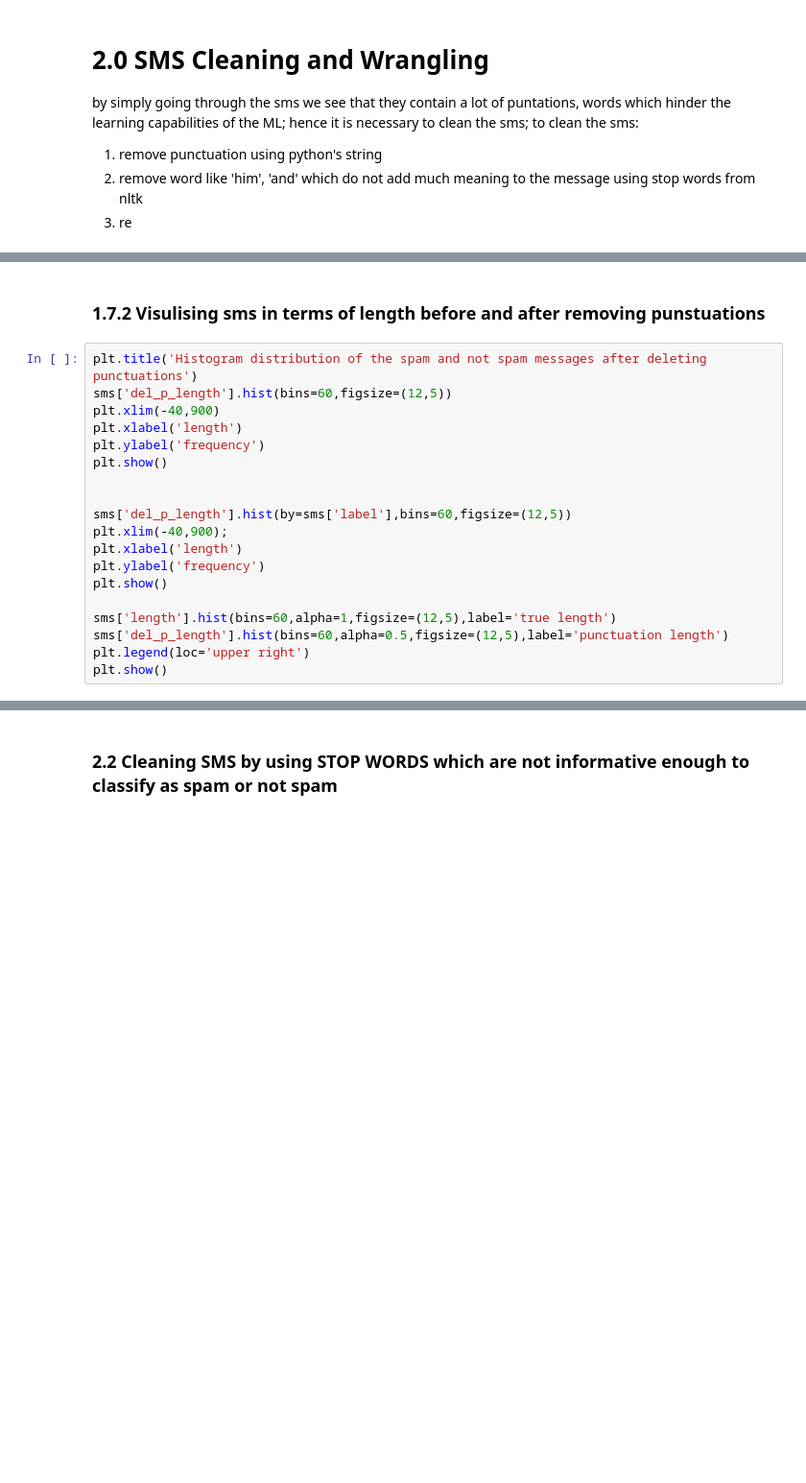
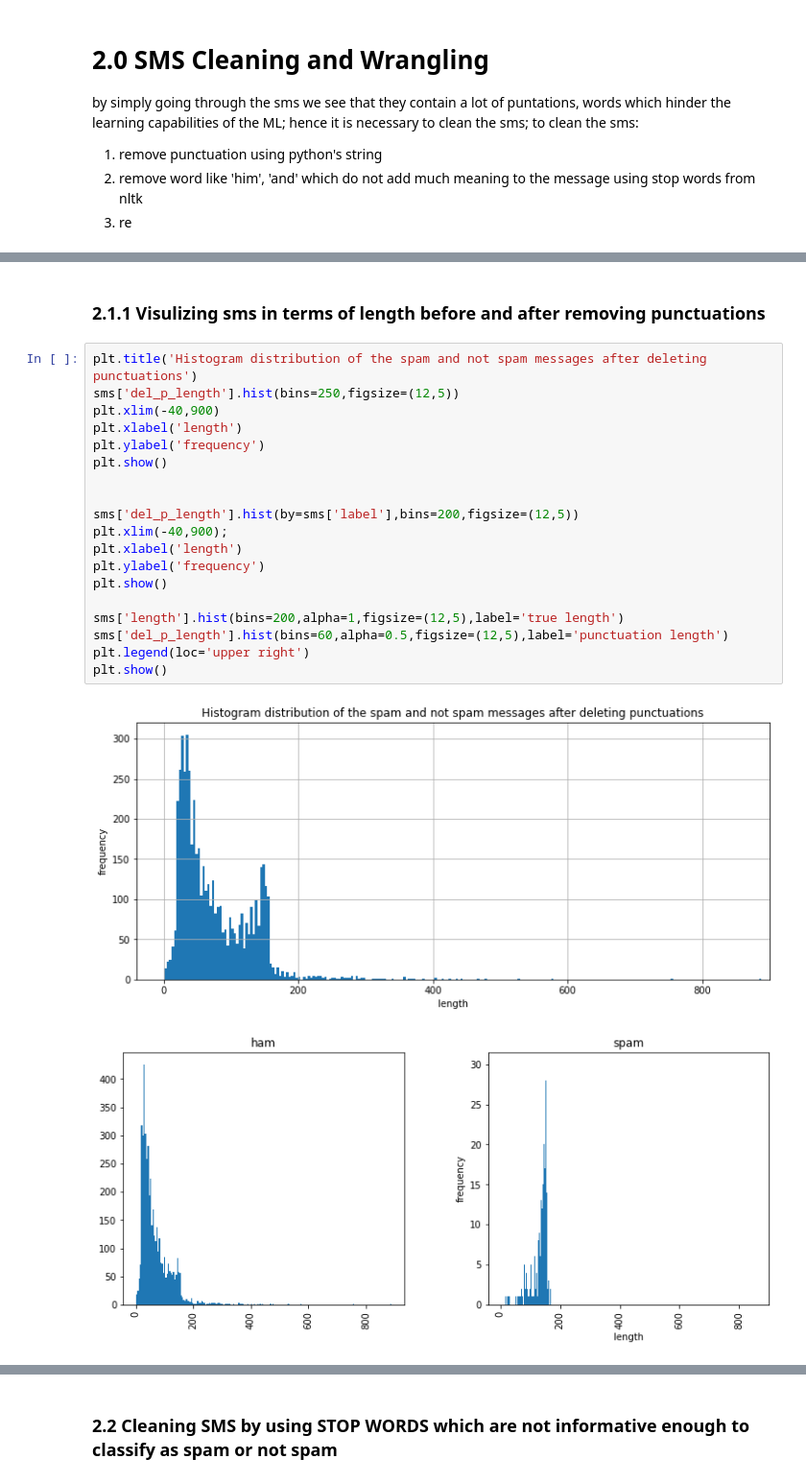
Before and after one commit to santoshapatil/Spam-Classifier, a Jupyter notebook: sms classifier.ipynb, the cells around one changed output, grey strips where cells are left out. Shown: that part at 96% size. Saved outputs shown, nothing was run; the diff lists cells and outputs as text; blank space fills up the shorter version.

```diff
--- a/sms classifier.ipynb
+++ b/sms classifier.ipynb
@@ -83,21 +141,24 @@ sms.head()
 # %% [markdown]
-### 1.7.2 Visulising sms in terms of length before and after removing punstuations
+### 2.1.1 Visulizing sms in terms of length before and after removing punctuations
 # %%
 plt.title('Histogram distribution of the spam and not spam messages after deleting punctuations')
-sms['del_p_length'].hist(bins=60,figsize=(12,5))
+sms['del_p_length'].hist(bins=250,figsize=(12,5))
 plt.xlim(-40,900)
 plt.xlabel('length')
 plt.ylabel('frequency')
 plt.show()
 
 
-sms['del_p_length'].hist(by=sms['label'],bins=60,figsize=(12,5))
+sms['del_p_length'].hist(by=sms['label'],bins=200,figsize=(12,5))
 plt.xlim(-40,900);
 plt.xlabel('length')
 plt.ylabel('frequency')
 plt.show()
 
-sms['length'].hist(bins=60,alpha=1,figsize=(12,5),label='true length')
+sms['length'].hist(bins=200,alpha=1,figsize=(12,5),label='true length')
 sms['del_p_length'].hist(bins=60,alpha=0.5,figsize=(12,5),label='punctuation length')
 plt.legend(loc='upper right')
 plt.show()
+# %% [output]
+[figure, added]
+[figure, added]
```
Also changed, not shown: parts of 37 cells of this notebook.
